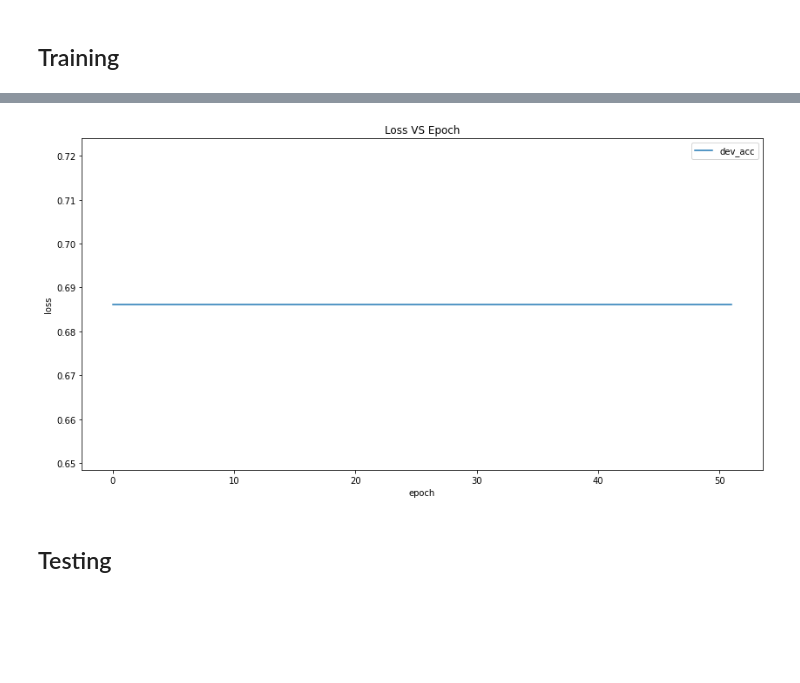
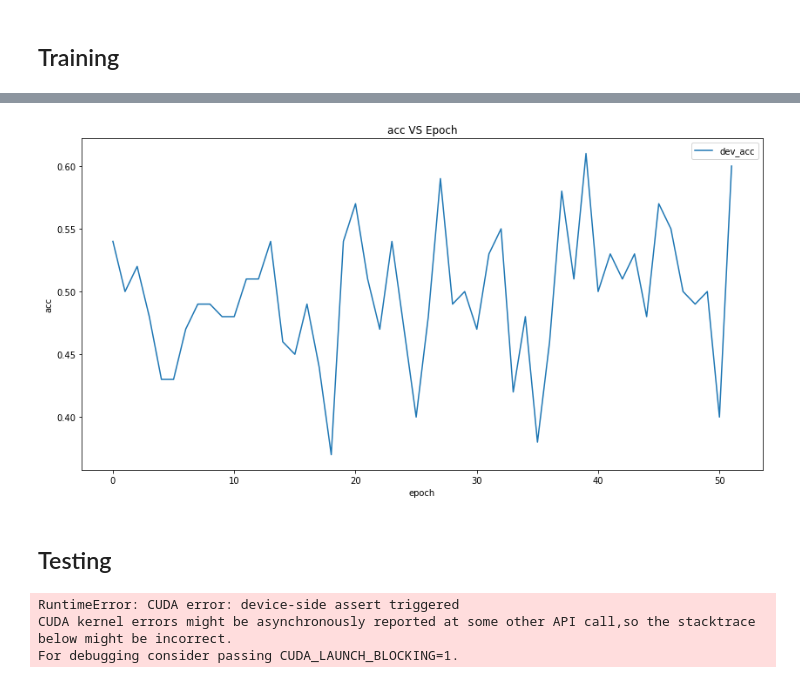
Before and after one commit to LiGhtime/NLPProject, a Jupyter notebook: copa_roberta_more_data.ipynb, the cells around one changed output, grey strips where cells are left out. Cells and saved outputs as stored; diff of their text form; code cells hidden in the pictures; blank space fills up the shorter version.

```diff
--- a/copa_roberta_more_data.ipynb
+++ b/copa_roberta_more_data.ipynb
@@ -371,15 +371,15 @@ plt.show()
 # %%
 # plot
 plt.figure(figsize=(14, 7))
-plt.title("Loss VS Epoch")
+plt.title("acc VS Epoch")
 
-plt.plot(dev_loss_by_epoch, label="dev_acc")
+plt.plot(dev_acc, label="dev_acc")
 plt.xlabel("epoch")
-plt.ylabel("loss")
+plt.ylabel("acc")
 plt.legend()
 plt.show()
 # %% [output]
-[figure, old version]
+[figure, new version]
 # %%
 # save the model
 torch.save(model, 'RoBERTa.pth')# epochs = 100, lr=1e-2 -> scheular
@@ -388,33 +388,38 @@ torch.save(model, 'RoBERTa.pth')# epochs = 100, lr=1e-2 -> scheular
 # %%
 test_model = torch.load('RoBERTa.pth')
 # %%
-# test_model.eval()
+test_model.eval()
 num_correct_pred = 0
 
 with torch.no_grad():
-    for i in range(dev_raw_data.shape[0] - 99, dev_raw_data.shape[0]):
-        prompt = dev_raw_data.iloc[i]['asks-for'] + ". " + dev_raw_data.iloc[i]['p']
-        choice0 = dev_raw_data.iloc[i]['a1']
-        choice1 = dev_raw_data.iloc[i]['a2']
-        label_test = torch.tensor(dev_raw_data.iloc[i]['most-plausible-alternative']).unsqueeze(0).to(device)
+    for i in range(0, test_raw_data.shape[0]):
+        prompt = test_raw_data.iloc[i]['asks-for'] + ". " + test_raw_data.iloc[i]['p']
+        choice0 = test_raw_data.iloc[i]['a1']
+        choice1 = test_raw_data.iloc[i]['a2']
+        label_test = torch.tensor(test_raw_data.iloc[i]['most-plausible-alternative']).unsqueeze(0).to(device)
 
         encoding_test = tokenizer([prompt, prompt], [choice0, choice1], return_tensors='pt', padding=True).to(device)
         # outputs = test_model(input_ids=encoding['input_ids'].unsqueeze(0), attention_mask=encoding['attention_mask'].unsqueeze(0), labels=label)
-        outputs_val = model(**{k: v.unsqueeze(0) for k,v in encoding_test.items()}, labels=label_test)
-        test_logits = outputs.logits
+        outputs_test = test_model(**{k: v.unsqueeze(0) for k,v in encoding_test.items()}, labels=label_test)
+        print("outputs_test.logits: ", outputs_test.logits)
+        # test_logits = outputs_test.logits
 
         #calculate accuracy
-        y_pred_test = 1 if outputs.logits[0][1] > outputs.logits[0][0] else 0
+        y_pred_test = 1 if outputs_test.logits[0][1] > outputs_test.logits[0][0] else 0
         y_pred_test = torch.tensor(y_pred_test).unsqueeze(0).to(device)
 
         if y_pred_test == label_test:
-            print("test_logits: ", test_logits)
+            print("test_logits: ", outputs_test.logits)
             print("y_pred: ", y_pred_test)
             print("label: ", label_test)
             num_correct_pred += 1
 
 acc = num_correct_pred / test_raw_data.shape[0]
 print("test_accuracy = ", acc)
+# %% [output]
+RuntimeError: CUDA error: device-side assert triggered
+CUDA kernel errors might be asynchronously reported at some other API call,so the stacktrace below might be incorrect.
+For debugging consider passing CUDA_LAUNCH_BLOCKING=1.
 # %%
 # test_model.eval()
 num_correct_pred = 0
```
Also changed, not shown: parts of 3 cells of this notebook.
